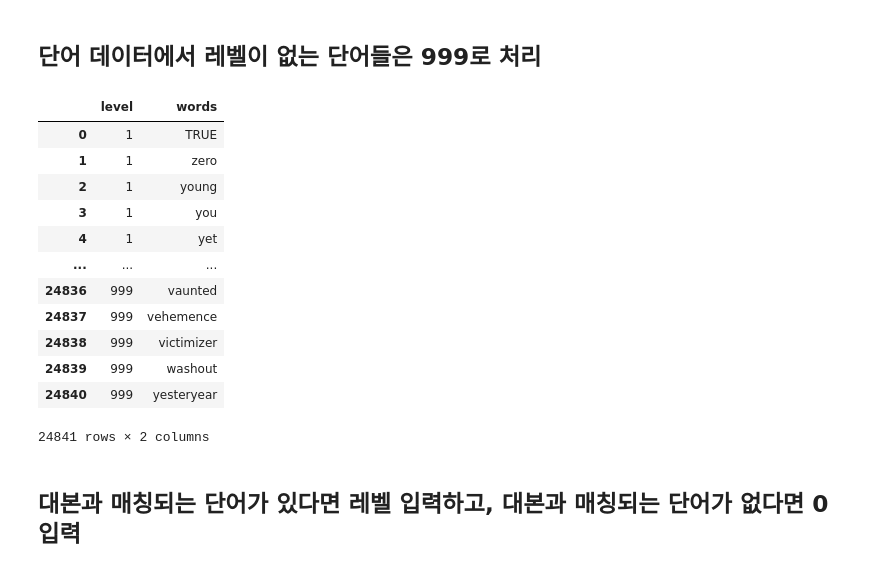
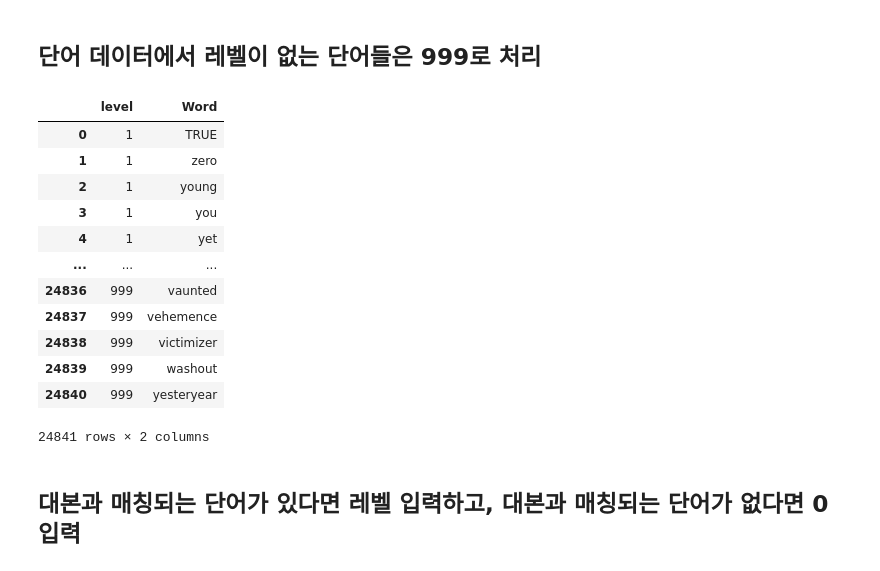
Before and after one commit to yuliepie/netflixschool, a Jupyter notebook: data_preprocessing/ipynb/VTT_Script_Preprocess_integration.ipynb, the cells around one changed output. Drawn from its saved outputs; the diff is of its cells as text; code cells hidden in the pictures.

```diff
--- a/data_preprocessing/ipynb/VTT_Script_Preprocess_integration.ipynb
+++ b/data_preprocessing/ipynb/VTT_Script_Preprocess_integration.ipynb
@@ -227,10 +245,10 @@ words
 ## 단어 데이터에서 레벨이 없는 단어들은 999로 처리
 # %%
 words['word'] = words['word'].fillna(999).astype('int64')
-words = words.rename(columns={'word':'level', 'level':'words'})
+words = words.rename(columns={'word':'level', 'level':'Word'})
 words
 # %% [output]
-|  | level | words |
+|  | level | Word |
 | 0 | 1 | TRUE |
 | 1 | 1 | zero |
 | 2 | 1 | young |
```
Also changed, not shown: parts of 18 cells of this notebook.
